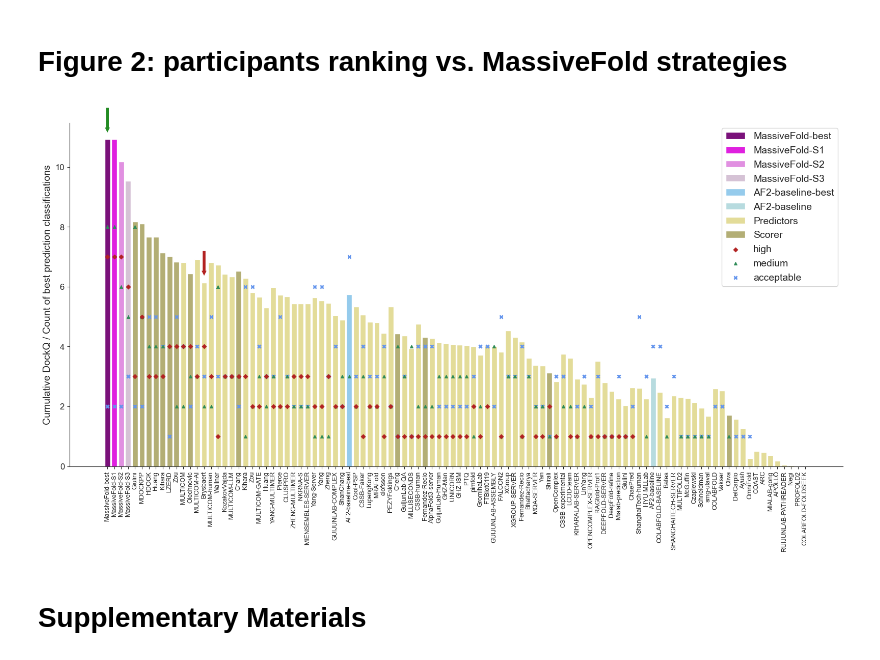
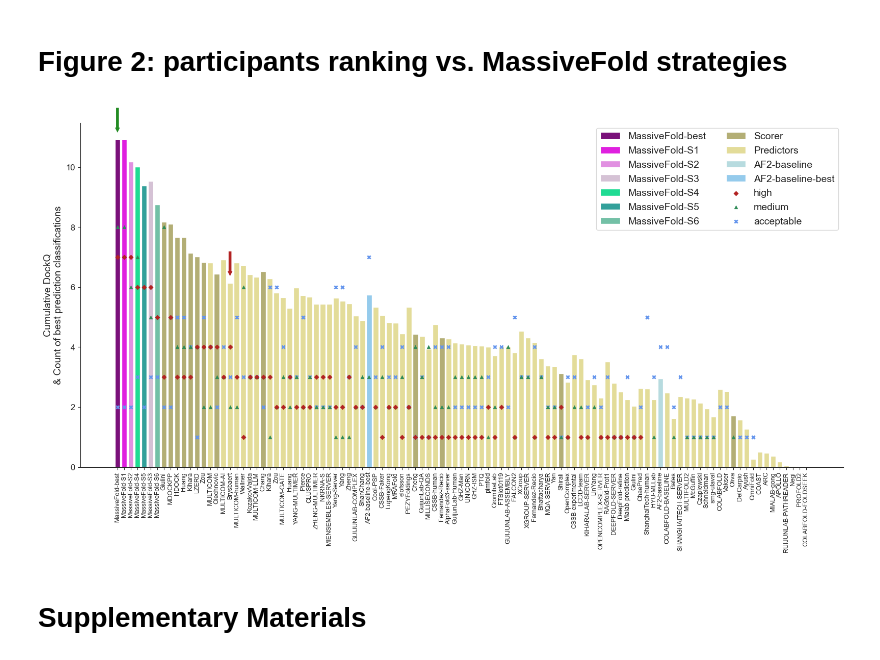
Before and after one commit to GBLille/CASP16-CAPRI_MassiveFold_Data, a Jupyter notebook: paper/figures.ipynb, the cells around one changed output. Drawn from its saved outputs; the diff is of its cells as text; code cells hidden in the pictures.

```diff
--- a/paper/figures.ipynb
+++ b/paper/figures.ipynb
@@ -137,6 +169,7 @@ def plot_ranking(df, ax, save='', do='show', new_styles=None, palette=None):
             if isinstance(new_styles[i], int) or isinstance(new_styles[i], float):
                 styles[i] = new_styles[i]
     df["name_participant"] = df["name"] + "_" + df["participant"]
+
     if not palette:
         palette = { "Predictors": "mediumturquoise", "Scorer": "cadetblue", "MassiveFold-best": "darkslategray" }
 
@@ -181,14 +214,13 @@ def plot_ranking(df, ax, save='', do='show', new_styles=None, palette=None):
     ax.set_xticks(ax.get_xticks())
     ax.set_xticklabels(x_labels, rotation=90, horizontalalignment='center')
     ax.set_xlabel('')
-    ax.set_ylabel("Cumulative DockQ / Count of best prediction classifications")
+    ax.set_ylabel("Cumulative DockQ\n& Count of best prediction classifications")
 
     x_all = np.arange(len(final_df))
     classifications = ["high", "medium", 'acceptable']
-    markers         = ['D', '^', 'x']      # one marker per class
-    colors          = ['firebrick', 'seagreen', 'cornflowerblue']  # matplotlib default cycle
+    markers         = ['D', '^', 'x']
+    colors          = ['firebrick', 'seagreen', 'cornflowerblue']
     linewidth       = [styles["linewidth"]["high"], styles["linewidth"]["medium"], styles["linewidth"]["acceptable"]]
-    #linewidth       = [ 0.7, 0.7, 2]
     # overlay scatter for each class
     for i, (cls, mkr, col, s) in enumerate(zip(classifications, markers, colors, linewidth)):
         mask = final_df[cls] != 0
@@ -196,27 +228,26 @@ def plot_ranking(df, ax, save='', do='show', new_styles=None, palette=None):
         y = final_df.loc[mask, cls]
         ax.scatter(
             x,
-            y,      # x = count for this classification
+            y,
             marker=mkr,
             color=col,
             s=styles["sizes"],
-            #s=30,                # adjust marker size as needed
             linewidth=s,
             zorder=10-i,
             label=cls
         )
-    # --- parameters: fractions of the _visible_ y-axis
-    f_len = 0.07   # arrow‐shaft = 10% of axis‐height (in points)
-    f_gap = 0.02   # gap      =  2% of axis‐height (in data units)
+    f_len = 0.07
+    f_gap = 0.02
     fig = ax.figure
     fig.canvas.draw()
 
     group = 'Brysbaert'
     mf = "MassiveFold-best"
     df = final_df.copy()
+
     x_val = df.index[df['name'] == group][0]
     y_val = df.loc[df['name'] == group, 'dockq'].item()
-    # 1) find the bar you want to annotate—here 'Brysbaert'
+    # 1) find 'Brysbaert' bar
     mf_xval = df.index[df['participant'] == mf][0]
     mf_yval = df.loc[df['participant'] == mf, 'dockq'].item()
     # 2) compute a data‐unit gap above the bar:
@@ -229,7 +260,7 @@ def plot_ranking(df, ax, save='', do='show', new_styles=None, palette=None):
     height_pt = height_px * 72.0 / fig.dpi
     offset_pts = f_len * height_pt
     # 4) draw the arrow: head at (x_val, y_val + gap_data),
-    #    tail `offset_pts` above that (in points)
+    # tail `offset_pts` above that (in points)
     ax.annotate(
         "",
         xy=(x_val, y_val + gap_data),
@@ -367,31 +400,45 @@ plt.show()
 # %%
 all_palette = {
     "MassiveFold-best": "darkmagenta",
-    "MassiveFold-full": "darkviolet",
+    #"MassiveFold-full": "darkviolet",
     "MassiveFold-S1": "magenta",
     "MassiveFold-S2": "violet",
     "MassiveFold-S3": "thistle",
+    "MassiveFold-S4": "mediumspringgreen",
+    "MassiveFold-S5": "lightseagreen",
+    "MassiveFold-S6": "mediumaquamarine",
     "Scorer": "darkkhaki",
     "Predictors": "khaki",
     "AF2-baseline": "powderblue",
     "AF2-baseline-best": "lightskyblue"
 }
 styles = {"linewidth": {"high": 0.7, "medium": 0.7, "acceptable": 2},
           "sizes": 20}
 
 sns.set_style('ticks')
 fig, ax = plt.subplots(figsize=(16, 9))
+#col_order = [ i for i in all_palette ]
 plot_ranking(strategies[strategies["difficulty"] == "hard"], ax, palette=all_palette, new_styles=styles)
+
 ax.tick_params(axis='x', labelsize=9)
 ax.tick_params(axis='y', labelsize=12)
 
+desired_order = [ i for i in all_palette ]
+handles, labels = ax.get_legend_handles_labels()
+label_to_handle = dict(zip(labels, handles))
+ordered_handles = [label_to_handle[label] for label in desired_order]
+ordered_handles.extend([i for i in handles if i not in ordered_handles])
+
+ordered_labels = desired_order
+ordered_labels.extend([i for i in labels if i not in desired_order])
+
+ax.legend(ordered_handles, ordered_labels, ncol=2, fontsize=14)
+
 ax.set_ylabel(ax.get_ylabel(), fontsize=14)
-ax.legend(fontsize=14)
 plt.tight_layout()
-plt.show()
-#plt.savefig("./Figure_2.png", dpi=300)
+plt.savefig("./whole_ranking.pdf", dpi=300)
 # %% [output]
-[figure, old version]
+[figure, new version]
 # %% [markdown]
 # Supplementary Materials
 # %% [markdown]
```
Also changed, not shown: parts of 14 cells of this notebook, 1 other file.
